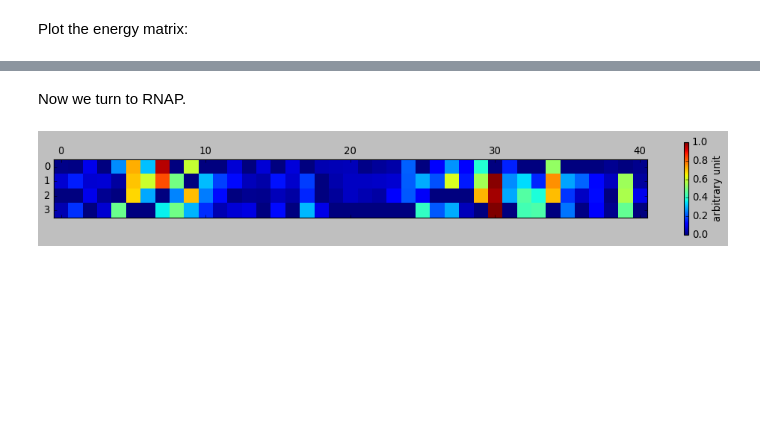
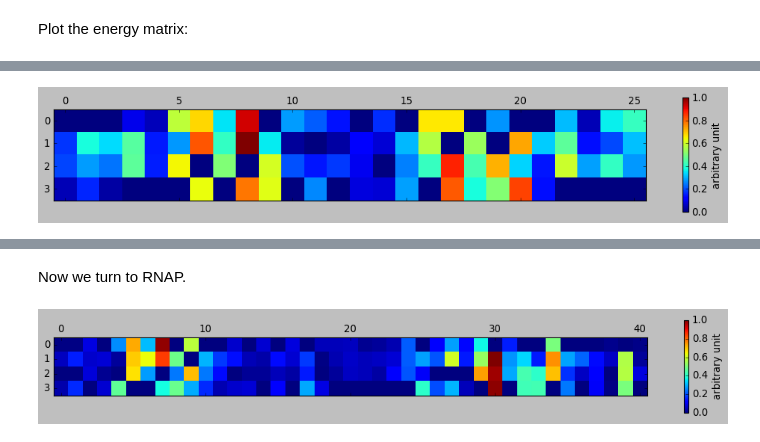
Before and after one commit to Chenovski/MSGI2023, a Jupyter notebook: Transcription Rate Model/230727_transcription_rate_model_272params.ipynb, the cells around one changed output, grey strips where cells are left out. Saved outputs shown, nothing was run; the diff lists cells and outputs as text; code cells hidden in the pictures; blank space fills up the shorter version.

```diff
--- a/Transcription Rate Model/230727_transcription_rate_model_272params.ipynb
+++ b/Transcription Rate Model/230727_transcription_rate_model_272params.ipynb
@@ -276,0 +291,4 @@ theta_c,_,shift_c,scale_c = energy_matrix(theta_np[4:4+104],plot = True)
+# %%
+theta_c,_,shift_c,scale_c = energy_matrix(theta_np[4:4+104],plot = True)
+# %% [output]
+[figure, added]
```
Also changed, not shown: parts of 15 cells of this notebook.
